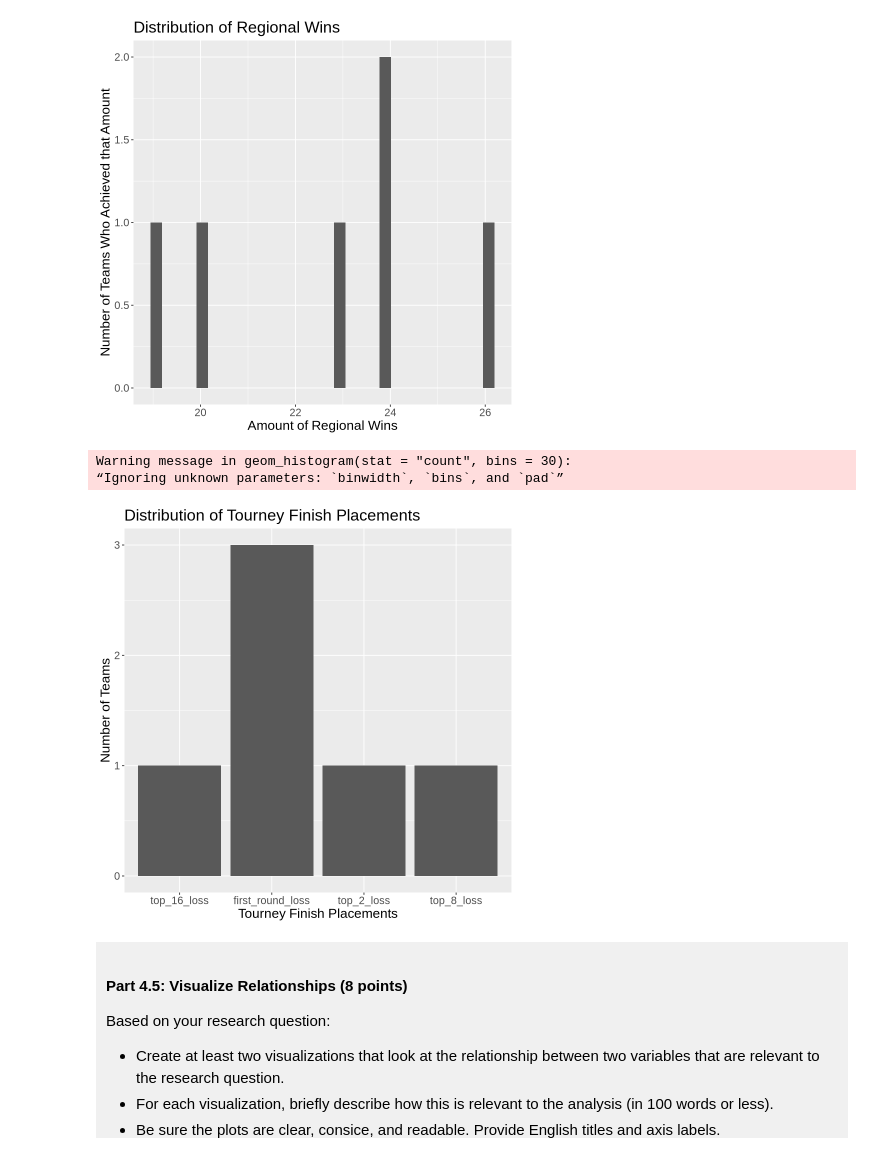
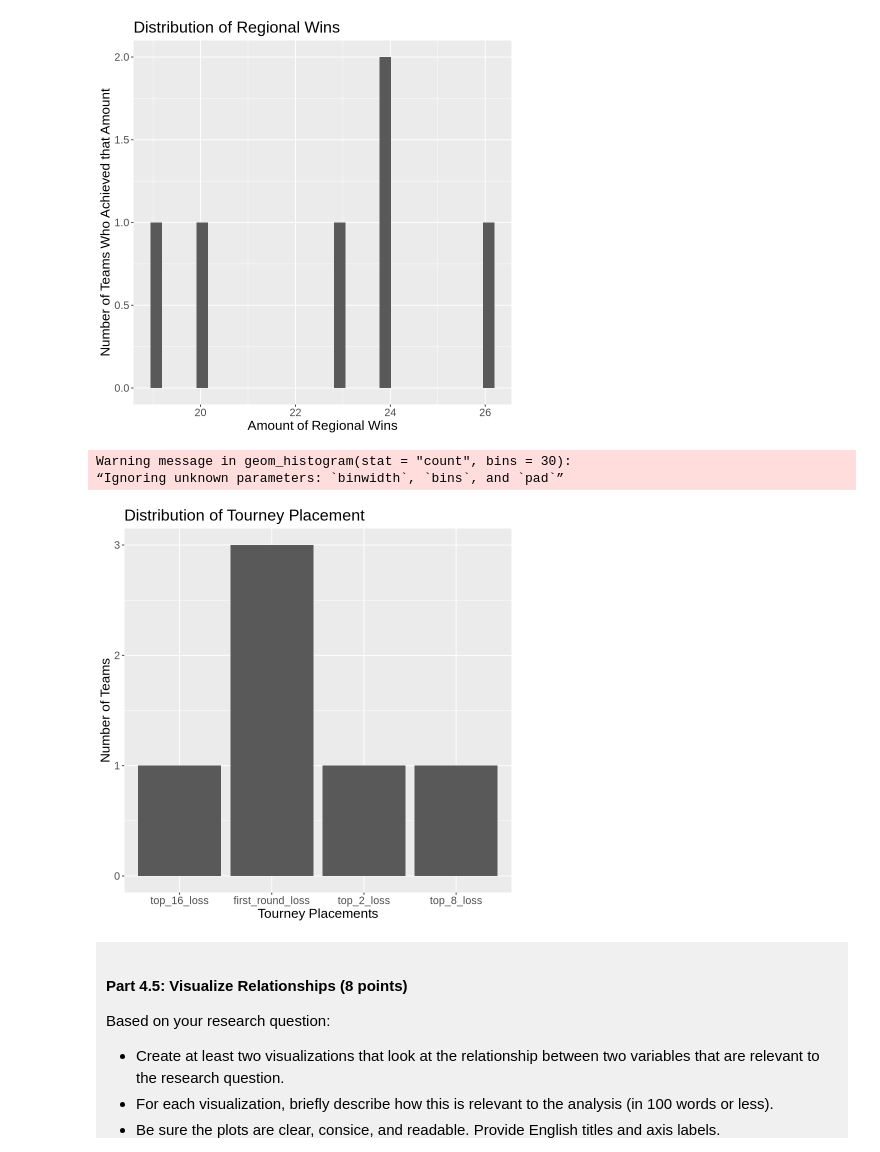
Before and after one commit to melodyl000/DSCI-Project-Melody, a Jupyter notebook: dsci-100-project-notebook.ipynb, the cells around one changed output. Drawn from its saved outputs; the diff is of its cells as text; code cells hidden in the pictures.

```diff
--- a/dsci-100-project-notebook.ipynb
+++ b/dsci-100-project-notebook.ipynb
@@ -307,15 +307,15 @@ plot_1
 # %%
 plot_2<-ggplot(basketball_tidy, aes(x=tourney_finish))+
                 geom_histogram(stat="count", bins=30)+
-                xlab("Tourney Finish Placements")+
+                xlab("Tourney Placements")+
                 ylab("Number of Teams")+
-                ggtitle("Distribution of Tourney Finish Placements")+
+                ggtitle("Distribution of Tourney Placement")+
                 theme(text=element_text(size=16))
 plot_2
 # %% [output]
 Warning message in geom_histogram(stat = "count", bins = 30):
 “Ignoring unknown parameters: `binwidth`, `bins`, and `pad`”
-[figure, old version]
+[figure, new version]
 # %% [markdown]
 <div style="background-color: #f0f0f0; padding: 10px;">
 
```
